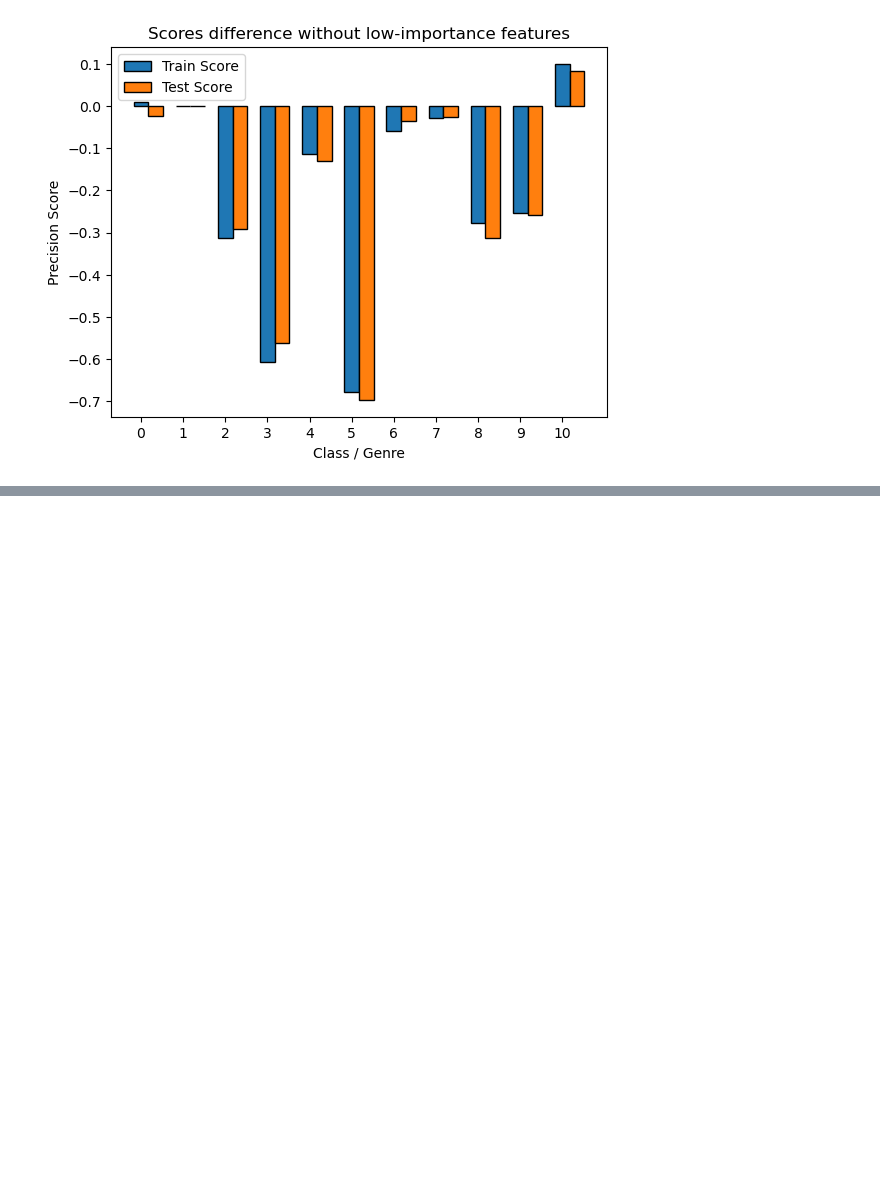
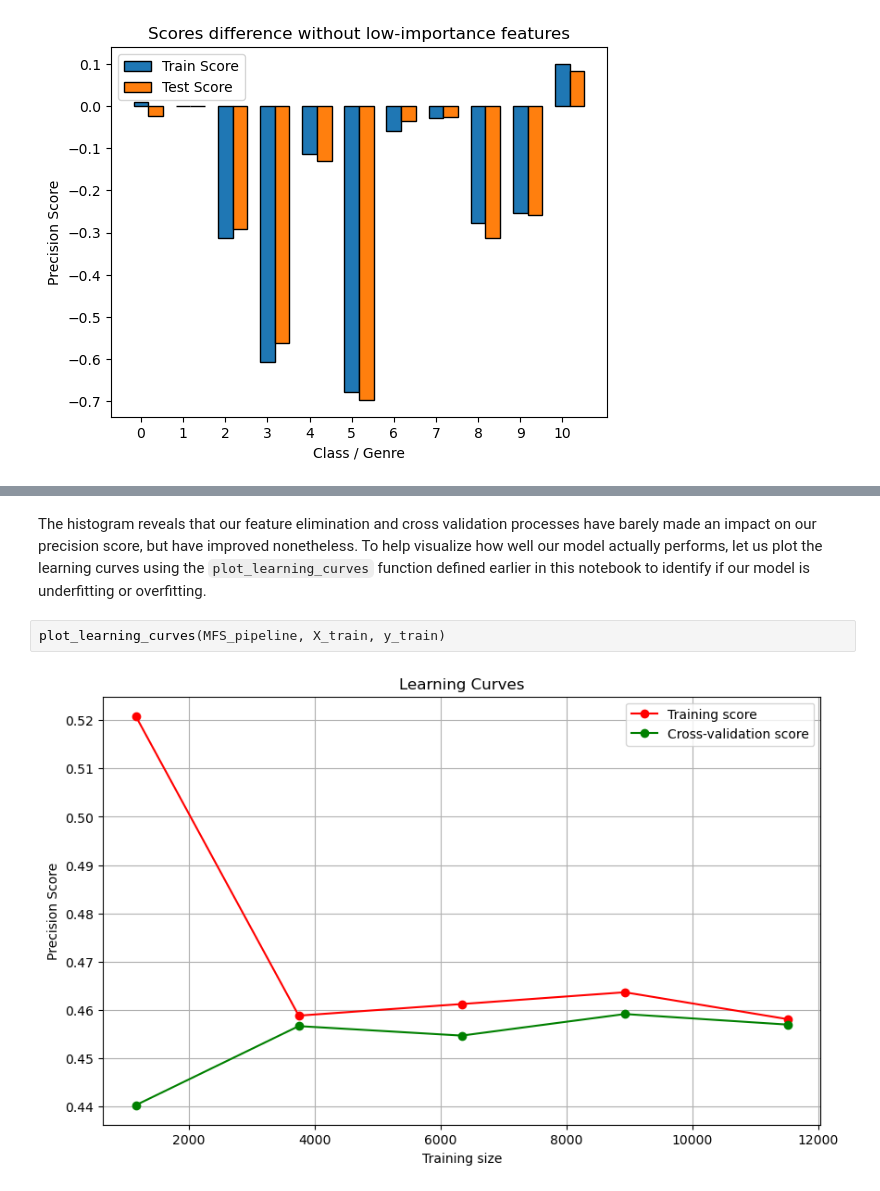
Before and after one commit to CharlesO55/MACHLRN-MP-Music, a Jupyter notebook: 4 Logistic Regression.ipynb, the cells around one changed output, grey strips where cells are left out. Drawn from its saved outputs; the diff is of its cells as text; blank space fills up the shorter version.

```diff
--- a/4 Logistic Regression.ipynb
+++ b/4 Logistic Regression.ipynb
@@ -462,0 +492,6 @@ Test Avg Precision : 0.5033
+# %% [markdown]
+The histogram reveals that our feature elimination and cross validation processes have barely made an impact on our precision score, but have improved nonetheless. To help visualize how well our model actually performs, let us plot the learning curves using the `plot_learning_curves` function defined earlier in this notebook to identify if our model is underfitting or overfitting.
+# %%
+plot_learning_curves(MFS_pipeline, X_train, y_train)
+# %% [output]
+[figure, added]
```
Also changed, not shown: parts of 47 cells of this notebook.
